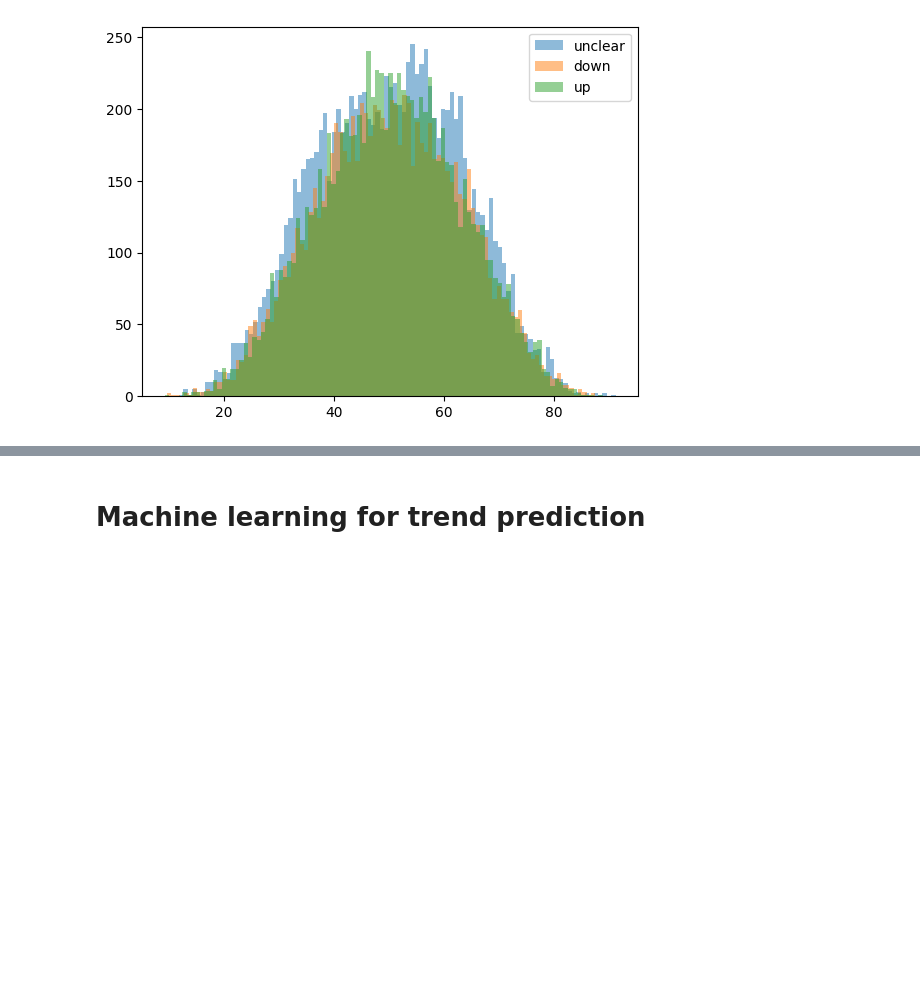
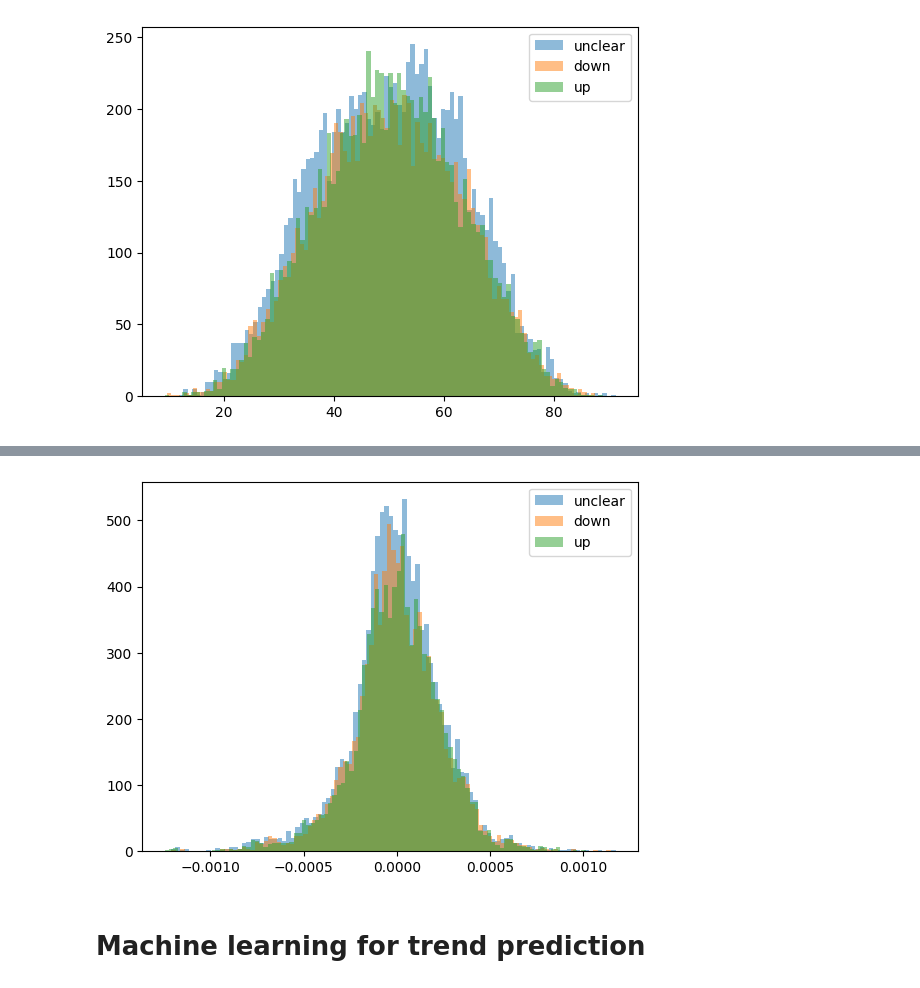
Before and after one commit to sohail21400/money_machine, a Jupyter notebook: Pred_H4.ipynb, the cells around one changed output, grey strips where cells are left out. Drawn from its saved outputs; the diff is of its cells as text; code cells hidden in the pictures; blank space fills up the shorter version.

```diff
--- a/Pred_H4.ipynb
+++ b/Pred_H4.ipynb
@@ -137,3 +165,16 @@ pyplot.show()
+# %%
+from matplotlib import pyplot
+df_up=df.slopeMA160[ df['mytarget'] == 2 ]
+df_down=df.slopeMA160[ df['mytarget'] == 1 ]
+df_unclear=df.slopeMA160[ df['mytarget'] == 0 ]
+pyplot.hist(df_unclear, bins=100, alpha=0.5, label='unclear')
+pyplot.hist(df_down, bins=100, alpha=0.5, label='down')
+pyplot.hist(df_up, bins=100, alpha=0.5, label='up')
+
+pyplot.legend(loc='upper right')
+pyplot.show()
+# %% [output]
+[figure, added]
 # %% [markdown]
 # Machine learning for trend prediction
 # %% [markdown]
```
Also changed, not shown: parts of 3 cells of this notebook, 25 other files.
